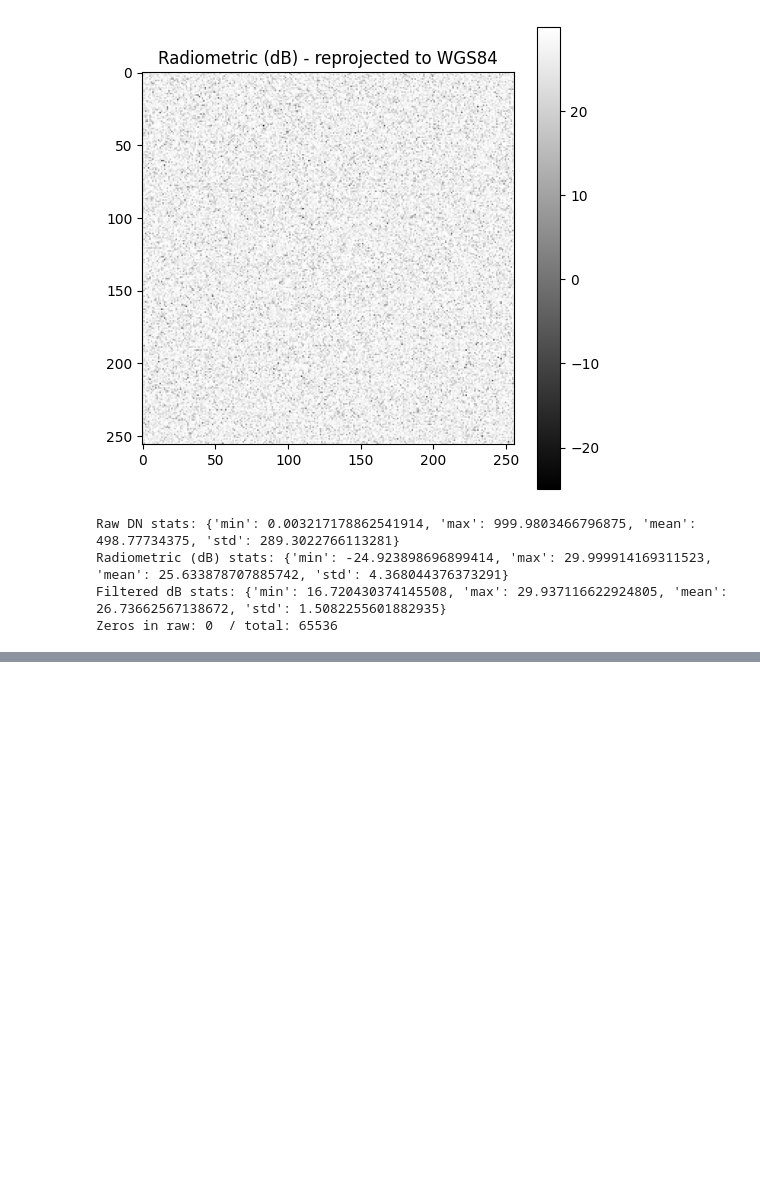
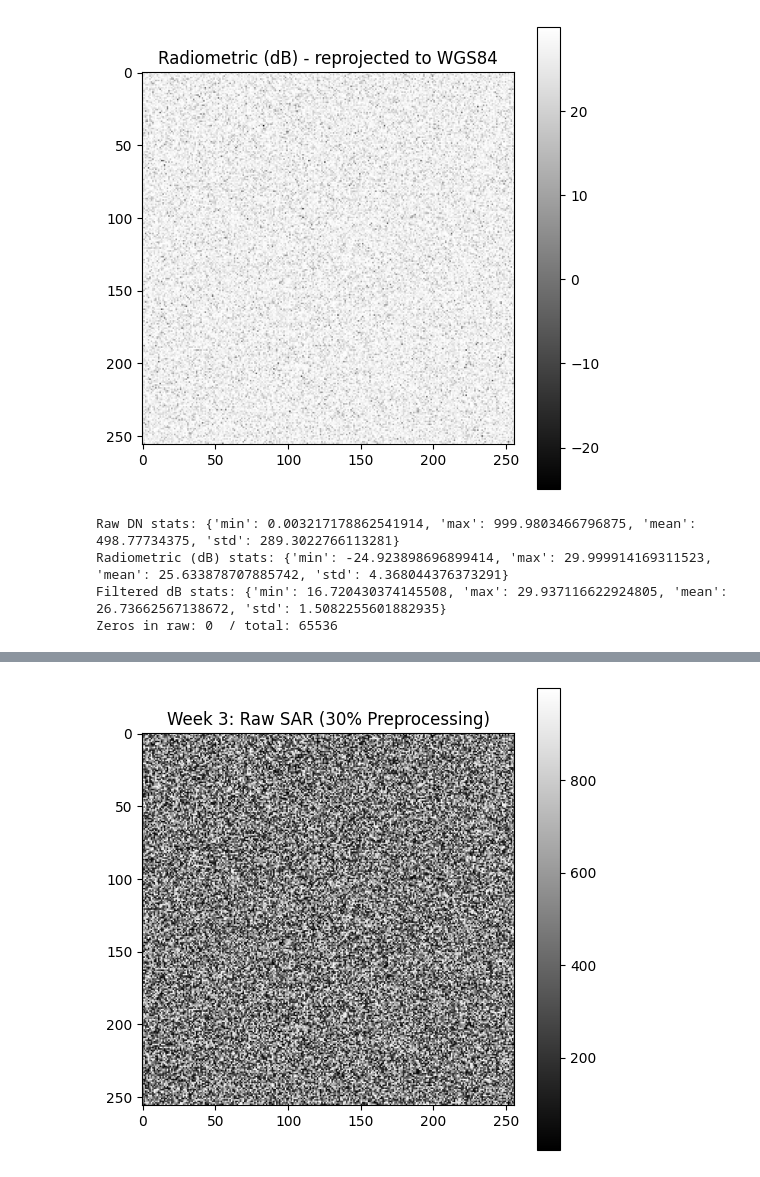
Before and after one commit to AdityaSharma1801/FinalYearProject, a Jupyter notebook: SAR_Data_Processing.ipynb, the cells around one changed output, grey strips where cells are left out. Drawn from its saved outputs; the diff is of its cells as text; code cells hidden in the pictures; blank space fills up the shorter version.

Commit message:
Till week 6

```diff
--- a/SAR_Data_Processing.ipynb
+++ b/SAR_Data_Processing.ipynb
@@ -231,3 +231,95 @@ Raw DN stats: {'min': 0.003217178862541914, 'max': 999.9803466796875, 'mean': 49
 Radiometric (dB) stats: {'min': -24.923898696899414, 'max': 29.999914169311523, 'mean': 25.633878707885742, 'std': 4.368044376373291}
 Filtered dB stats: {'min': 16.720430374145508, 'max': 29.937116622924805, 'mean': 26.73662567138672, 'std': 1.5082255601882935}
 Zeros in raw: 0  / total: 65536
+# %%
+import rasterio
+import matplotlib.pyplot as plt
+import numpy as np
+from rasterio.warp import calculate_default_transform, reproject, Resampling
+from scipy.ndimage import median_filter
+
+# =========================
+# Load SAR Data (Week 3 Recap)
+# =========================
+sar_file = "sample_sar.tif"   # apna file path de yaha
+
+with rasterio.open(sar_file) as src:
+    sar = src.read(1)   # first band
+    profile = src.profile
+
+print("✅ SAR data loaded")
+print("Shape:", sar.shape)
+print("CRS:", profile['crs'])
+print("Resolution:", profile['transform'][0])
+
+plt.figure(figsize=(6,6))
+plt.imshow(sar, cmap='gray')
+plt.title("Week 3: Raw SAR (30% Preprocessing)")
+plt.colorbar()
+plt.show()
+
+# =========================
+# Week 4: Radiometric Correction (40%)
+# =========================
+epsilon = 1e-6
+sar_db = 10 * np.log10(sar.astype(np.float32) + epsilon)
+
+# Speckle filtering (median for demo)
+sar_db_filtered = median_filter(sar_db, size=3)
+
+# Show before/after
+plt.figure(figsize=(12,5))
+
+plt.subplot(1,2,1)
+plt.imshow(sar_db, cmap='gray', vmin=np.percentile(sar_db, 1), vmax=np.percentile(sar_db, 99))
+plt.title("Week 4: Radiometric Correction (dB)")
+plt.colorbar(shrink=0.6)
+
+plt.subplot(1,2,2)
+plt.imshow(sar_db_filtered, cmap='gray', vmin=np.percentile(sar_db, 1), vmax=np.percentile(sar_db, 99))
+plt.title("Week 4: Radiometric + Speckle Filtering")
+plt.colorbar(shrink=0.6)
+
+plt.suptitle("SAR Radiometric Preprocessing Results", fontsize=14)
+plt.show()
+
+# =========================
+# Week 5: Geometric Correction (30%)
+# =========================
+out_reprojected = "sar_reprojected_wgs84.tif"
+
+with rasterio.open(sar_file) as src:
+    dst_crs = 'EPSG:4326'  # WGS84 lat/lon
+    transform, width, height = calculate_default_transform(
+        src.crs, dst_crs, src.width, src.height, *src.bounds)
+    kwargs = src.meta.copy()
+    kwargs.update({
+        'crs': dst_crs,
+        'transform': transform,
+        'width': width,
+        'height': height
+    })
+
+    with rasterio.open(out_reprojected, 'w', **kwargs) as dst:
+        reproject(
+            source=rasterio.band(src, 1),
+            destination=rasterio.band(dst, 1),
+            src_transform=src.transform,
+            src_crs=src.crs,
+            dst_transform=transform,
+            dst_crs=dst_crs,
+            resampling=Resampling.bilinear
+        )
+
+print("✅ Week 5: Geometric correction done, file saved:", out_reprojected)
+
+# Visualize reprojected image
+with rasterio.open(out_reprojected) as reproj:
+    sar_geo = reproj.read(1)
+
+plt.figure(figsize=(6,6))
+plt.imshow(sar_geo, cmap='gray')
+plt.title("Week 5: Geometrically Corrected SAR (WGS84)")
+plt.colorbar()
+plt.show()
+# %% [output]
@@ -233,0 +330 @@ Zeros in raw: 0  / total: 65536
+[figure, added]
```
Also changed, not shown: parts of 5 cells of this notebook.
